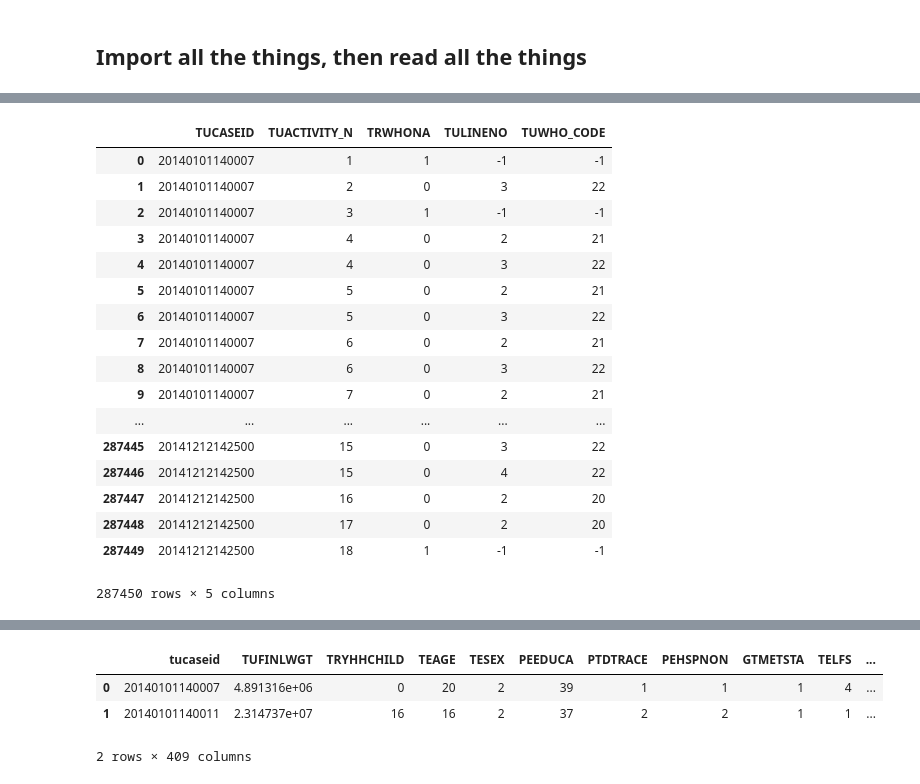
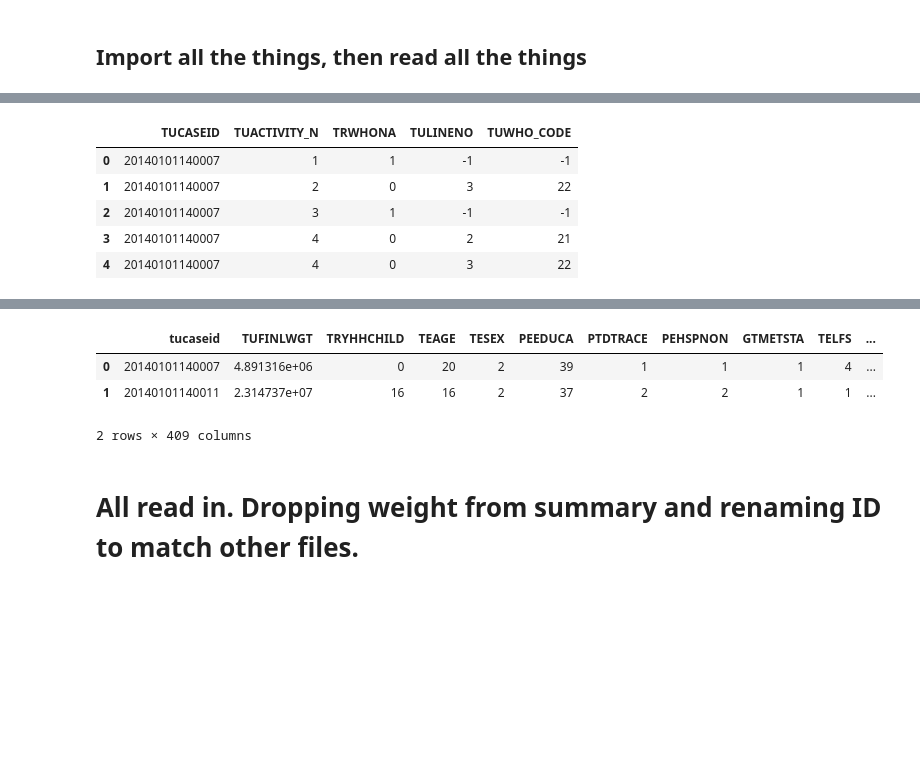
Before and after one commit to CameronBoudreau/atus-analysis, a Jupyter notebook: Scratch.ipynb, the cells around one changed output, grey strips where cells are left out. Saved outputs shown, nothing was run; the diff lists cells and outputs as text; code cells hidden in the pictures; blank space fills up the shorter version.

```diff
--- a/Scratch.ipynb
+++ b/Scratch.ipynb
@@ -75,25 +41,13 @@ activity
 # %%
 who = pd.read_csv('data/atuswho_2014.dat')
-who
+who.head()
 # %% [output]
 |  | TUCASEID | TUACTIVITY_N | TRWHONA | TULINENO | TUWHO_CODE |
 | 0 | 20140101140007 | 1 | 1 | -1 | -1 |
 | 1 | 20140101140007 | 2 | 0 | 3 | 22 |
 | 2 | 20140101140007 | 3 | 1 | -1 | -1 |
 | 3 | 20140101140007 | 4 | 0 | 2 | 21 |
 | 4 | 20140101140007 | 4 | 0 | 3 | 22 |
-| 5 | 20140101140007 | 5 | 0 | 2 | 21 |
-| 6 | 20140101140007 | 5 | 0 | 3 | 22 |
-| 7 | 20140101140007 | 6 | 0 | 2 | 21 |
-| 8 | 20140101140007 | 6 | 0 | 3 | 22 |
-| 9 | 20140101140007 | 7 | 0 | 2 | 21 |
-| ... | ... | ... | ... | ... | ... |
-| 287445 | 20141212142500 | 15 | 0 | 3 | 22 |
-| 287446 | 20141212142500 | 15 | 0 | 4 | 22 |
-| 287447 | 20141212142500 | 16 | 0 | 2 | 20 |
-| 287448 | 20141212142500 | 17 | 0 | 2 | 20 |
-| 287449 | 20141212142500 | 18 | 1 | -1 | -1 |
-287450 rows × 5 columns
 # %%
 eldercare = pd.read_csv('data/atusrostec_2014.dat')
 eldercare.head(2)
@@ -109,6 +63,8 @@ activity_summary.head(2)
 | 0 | 20140101140007 | 4.891316e+06 | 0 | 20 | 2 | 39 | 1 | 1 | 1 | 4 | ... |
 | 1 | 20140101140011 | 2.314737e+07 | 16 | 16 | 2 | 37 | 2 | 2 | 1 | 1 | ... |
 2 rows × 409 columns
+# %% [markdown]
+# All read in. Dropping weight from summary and renaming ID to match other files.
 # %%
 activity_summary.drop(activity_summary.columns[1], axis=1, inplace=True)
 activity_summary = activity_summary.rename(columns={'tucaseid': 'TUCASEID'})
```
Also changed, not shown: parts of 19 cells of this notebook.
